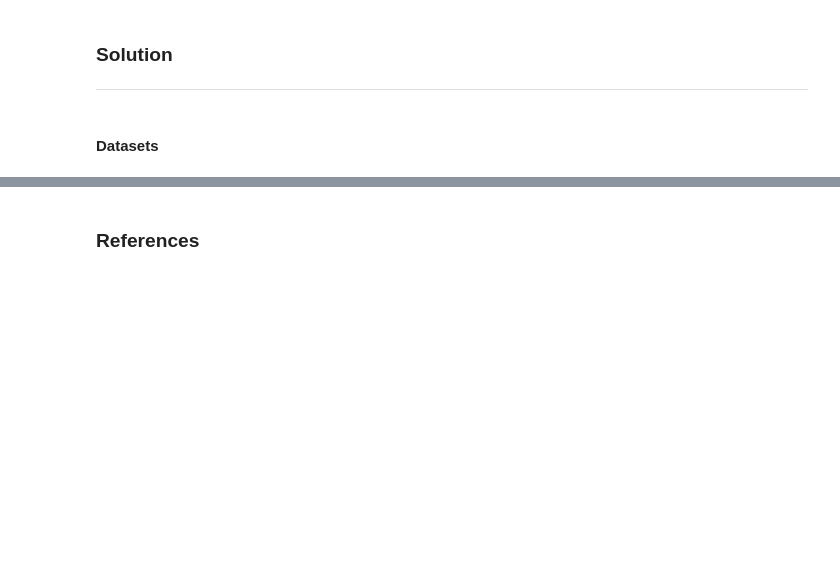
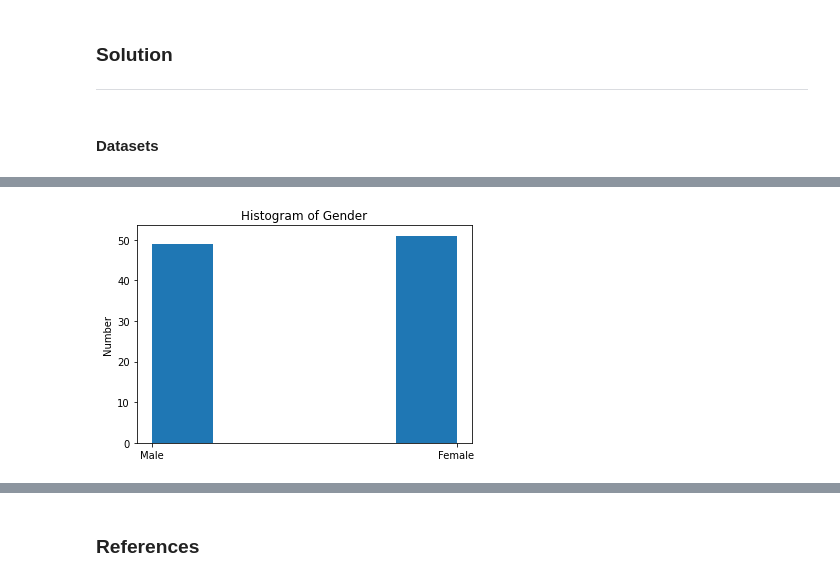
Before and after one commit to nmanley73/Project-Programming, a Jupyter notebook: Project - Programming.ipynb, the cells around one changed output, grey strips where cells are left out. Drawn from its saved outputs; the diff is of its cells as text; code cells hidden in the pictures; blank space fills up the shorter version.

```diff
--- a/Project - Programming.ipynb
+++ b/Project - Programming.ipynb
@@ -36,0 +49,10 @@ df
+# %%
+import seaborn as sns
+import matplotlib.pyplot as plt
+
+plt.hist(df["Gender"], bins=5)
+plt.ylabel("Number")
+plt.title("Histogram of Gender")
+plt.show()
+# %% [output]
+[figure, added]
```
Also changed, not shown: parts of 7 cells of this notebook, 1 other file.
